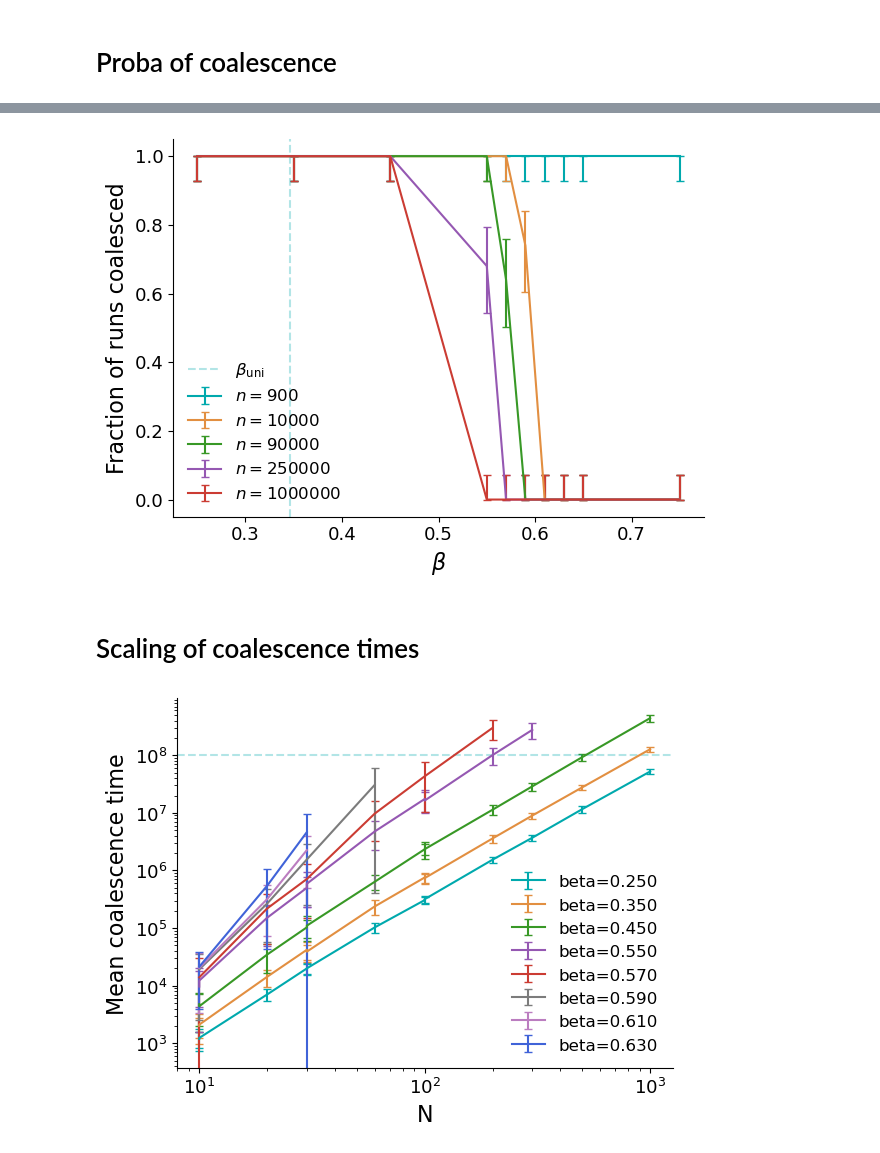
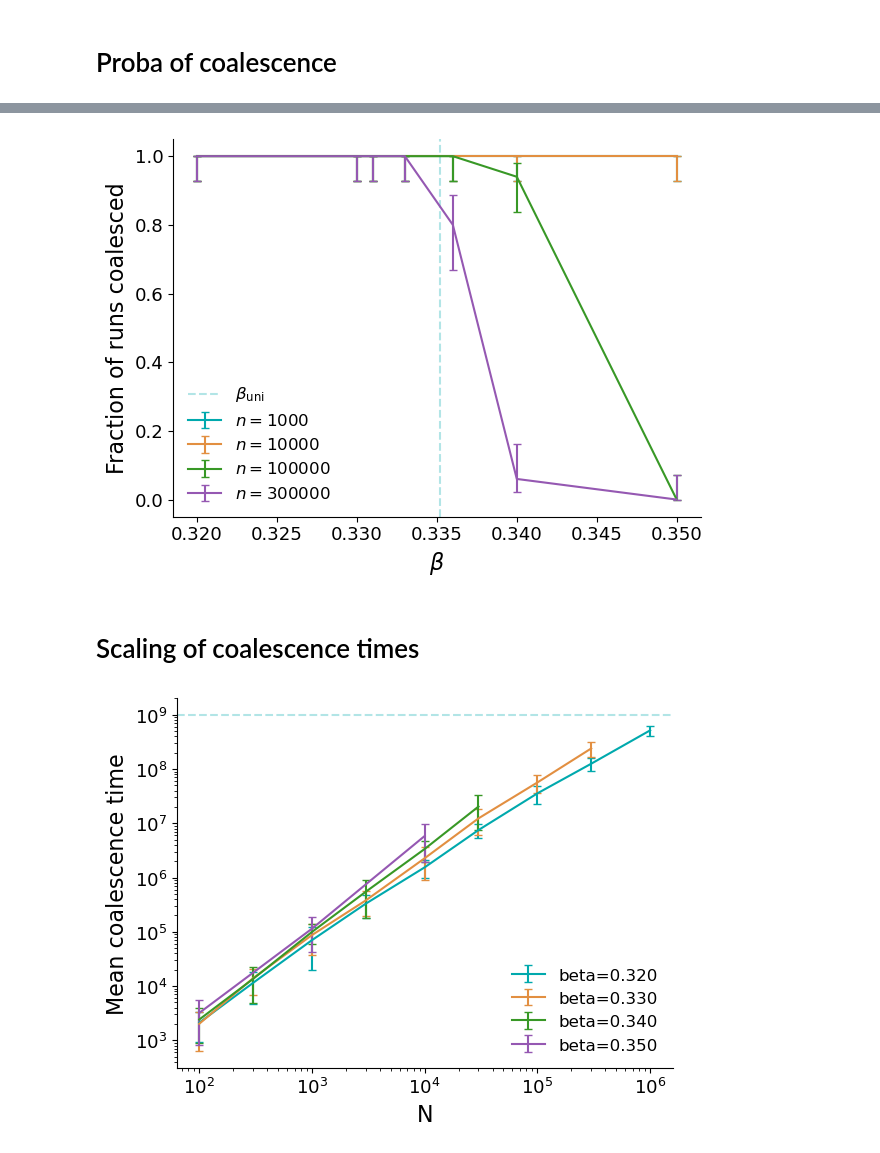
Before and after one commit to LouiseBudzynski/Bounding_Chain_Disordered_Ising_Models, a Jupyter notebook: notebooks/read_coal_time_DS.ipynb, the cells around one changed output, grey strips where cells are left out. Drawn from its saved outputs; the diff is of its cells as text; code cells hidden in the pictures.

Commit message:
plots DS

```diff
--- a/notebooks/read_coal_time_DS.ipynb
+++ b/notebooks/read_coal_time_DS.ipynb
@@ -28,9 +28,9 @@ plt.rcParams['ytick.labelsize'] = 13
 plt.rcParams['legend.fontsize'] = 12
 plt.rcParams['axes.titlesize'] = 16
 # %%
-graph_type = 'EA2D'
-coup_type = 'ising'
-d = 2
+graph_type = 'ER'
+coup_type = 'gauss'
+d = 4
 if graph_type == 'ER' and coup_type == 'ising':
     beta_SG = np.arctanh(np.sqrt(1/d))
     beta_uni = np.arctanh(1/d)
@@ -46,9 +46,9 @@ elif graph_type == 'RR' and coup_type == 'ising':
 elif graph_type == 'EA2D' and coup_type == 'ising':
     beta_uni = np.arctanh(1/3)
     beta_DS = 0.58
-    print(f"beta_uni = {beta_uni:.6f}")
+    print(f"beta_uni = {beta_uni:.6f}, beta_DS = {beta_DS}")
 elif graph_type == 'EA3D' and coup_type == 'ising':
     beta_uni = np.arctanh(1/5)
     beta_DS = 0.33
-    print(f"beta_uni = {beta_uni:.6f}")
+    print(f"beta_uni = {beta_uni:.6f}, beta_DS = {beta_DS}")
 # %% [output]
@@ -98,7 +101,7 @@ if graph_type == 'ER' and coup_type in ('ising','gauss'):
         (df['max_iter'] == max_iter_plot)
     )
 elif graph_type == 'EA2D' and coup_type == 'ising':
-    N_plot = [30,100,300,500,1000]
+    N_plot = [30,100,300,500]
     mask = (
         (df['N'].isin(N_plot)) &
         (df['n_configs'] == n_configs_plot) &
@@ -144,13 +147,15 @@ for N in sorted(df_filtered['N'].unique()):
     else:
         ax.errorbar(sub_df['beta'], p, yerr=[err_down, err_up],label=rf'$n={N}$', capsize=3)
 ax.axvline(beta_uni, linestyle='--', alpha=0.3, label=rf'$\beta_\mathrm{{uni}}$')
+if graph_type in ('EA2D', 'EA3D') and coup_type == 'ising':
+    ax.axvline(beta_DS, linestyle='--', alpha=0.3, label=rf'$\beta_\mathrm{{DS}}$')
 ax.set_xlabel(rf'$\beta$')
 ax.set_ylabel('Fraction of runs coalesced')
 ax.legend()
 plt.tight_layout()
 plt.show()
 # %% [output]
-[figure, old version]
+[figure, new version]
 # %%
 fig.savefig(f'../results/{folder_data}/coal_DS_frac_{graph_type}_{coup_type}_d{d}.pdf', bbox_inches='tight')
 # %% [markdown]
@@ -168,34 +163,43 @@ df_filtered = df[mask]
+# %%
+max_iter_plot = 10**9
+n_configs_plot = 2
+if graph_type == 'ER' and coup_type == 'ising':
+    beta_plot = [0.24,0.252,0.26] # beta selection for plotting
+elif graph_type == 'ER' and coup_type == 'gauss':
+    beta_plot = [0.32, 0.33, 0.34,0.35] # beta selection for plotting
+elif graph_type == 'EA2D' and coup_type == 'ising':
+    beta_plot = [0.25,0.45,0.55,0.57,0.59,0.61] # beta selection for plotting
+else:
+    beta_plot = df['beta'].unique()
+
+mask = (
+    (df['n_coal'] == df['n_runs']) & # plot only beta values for which every run has coalesced (for unbiased averages)
+    (df['beta'].isin(beta_plot)) &
+    (df['n_configs'] == n_configs_plot) &
+    (df['max_iter'] == max_iter_plot)
+)
+df_filtered = df[mask]
+#df_filtered
 # %%
-mask = (
-    (df['sampler'] == 'F_beta_Glauber') &
-    (df['lazy'] == False) &
-    (df['n_configs'] == n_configs_plot) &
-    (df['n_coal'] == df['n_runs'])
-)
-df_filtered = df[mask]
-
-betas_to_exclude = [0.75,0.65]
 for beta in sorted(df_filtered['beta'].unique()):
-    if beta in betas_to_exclude:
-        continue
     sub_df = df_filtered[df_filtered['beta'] == beta].sort_values('N')
     N = sub_df['N'].values
     T = sub_df['mean_coal_time'].values
     sT = sub_df['std_coal_time'].values
     plt.errorbar(N, T,
                 yerr=sT,
                 label=f'beta={beta:.3f}',
                 capsize=3)
 
-plt.axhline(10**8, linestyle='--', alpha=0.3)
+plt.axhline(10**9, linestyle='--', alpha=0.3)
 plt.xlabel('N')
 plt.ylabel('Mean coalescence time')
 plt.xscale('log')
 plt.yscale('log')
 plt.legend()
 plt.show()
 # %% [output]
-[figure, old version]
+[figure, new version]
 # %%
 max_iter_plot = 10**9
 n_configs_plot = 2
```
Also changed, not shown: parts of 9 cells of this notebook, 1 other file.
